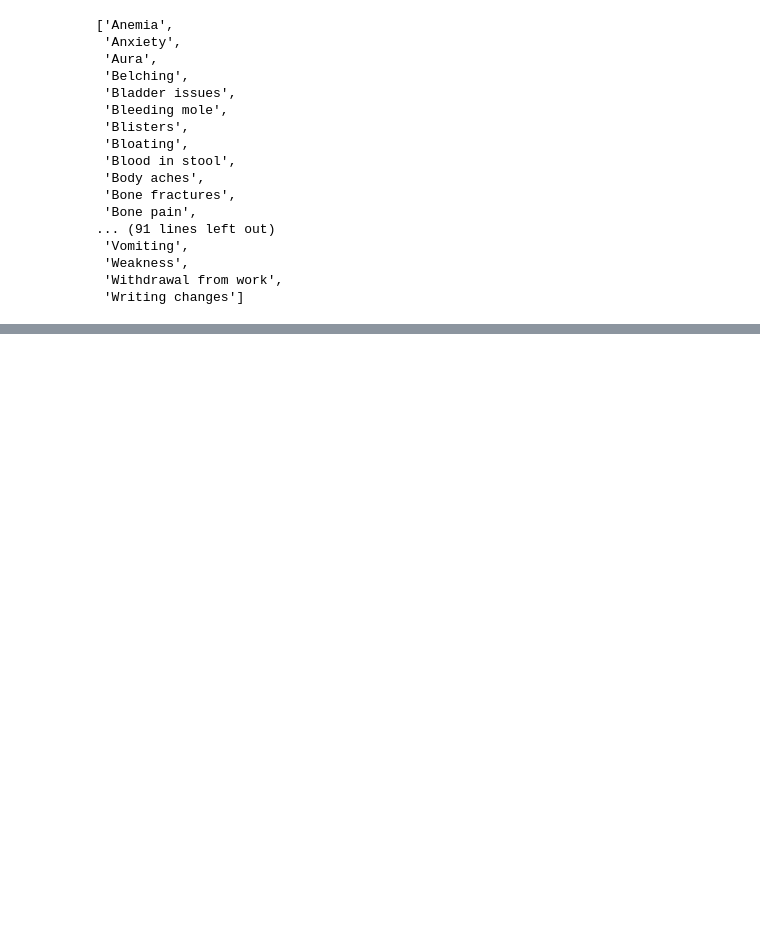
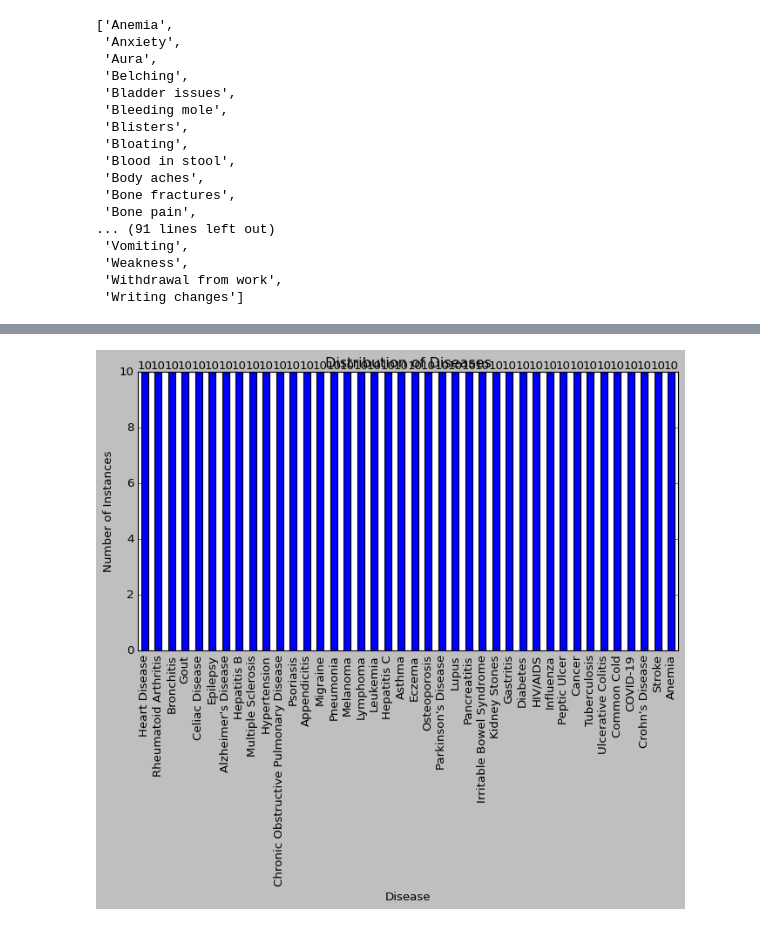
Before and after one commit to Nilanjan2/disease_prediction, a Jupyter notebook: main.ipynb, the cells around one changed output, grey strips where cells are left out. Drawn from its saved outputs; the diff is of its cells as text; code cells hidden in the pictures; blank space fills up the shorter version.

```diff
--- a/main.ipynb
+++ b/main.ipynb
@@ -603,0 +1131,12 @@ symptoms_list
+# %%
+import pandas as pd
+from sklearn.utils import shuffle
+
+# Load the dataset
+df = pd.read_csv('resources/dataset_kaggle.csv')
+
+# Shuffle the dataset
+df = shuffle(df, random_state=42)
+
+# Display the first few rows of the dataset
+df.head()
@@ -603,0 +1150,18 @@ symptoms_list
+# %%
+# Count the number of occurrences for each disease
+disease_distribution = df['Disease'].value_counts()
+
+# Plot the distribution of diseases
+plt.figure(figsize=(10, 5))
+disease_distribution.plot(kind='bar')
+plt.title("Distribution of Diseases")
+plt.xlabel("Disease")
+plt.ylabel("Number of Instances")
+
+# Annotate each bar with the number of instances
+for index, value in enumerate(disease_distribution):
+    plt.text(index, value + 0.1, str(value), ha='center')
+
+plt.show()
+# %% [output]
+[figure, added]
```
Also changed, not shown: parts of 46 cells of this notebook, 7 other files.
